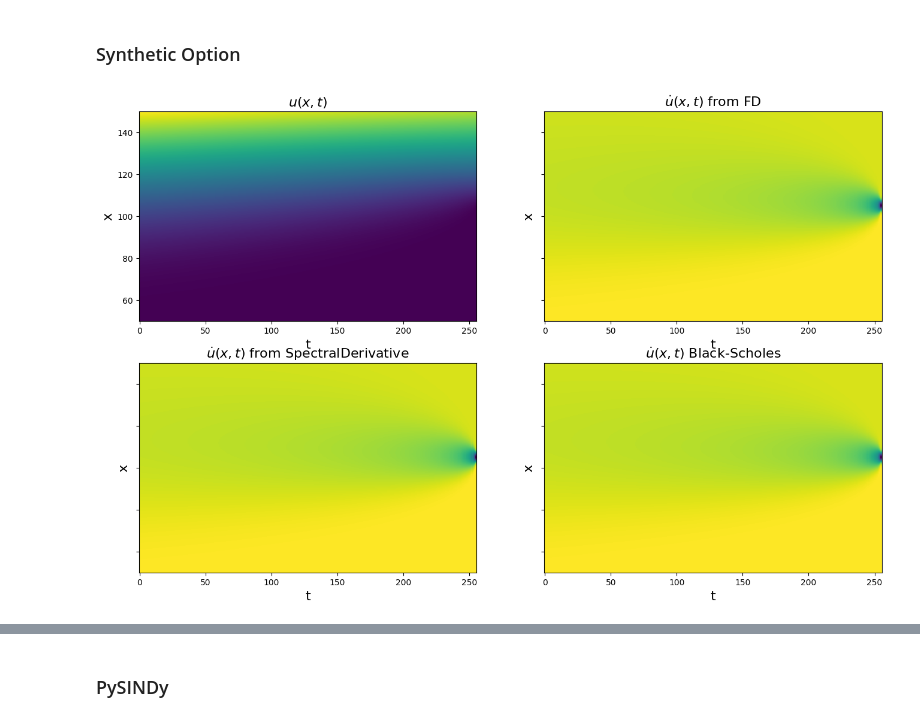
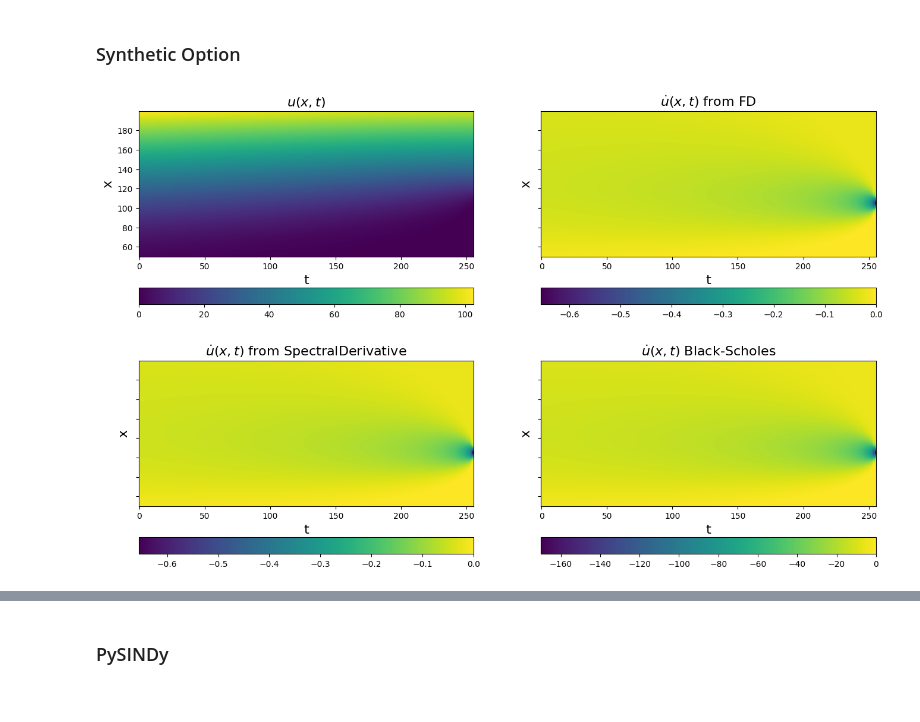
Before and after one commit to brunoCCOS/bs-find-with-sindy, a Jupyter notebook: SINDy_precificacao_derivativos.ipynb, the cells around one changed output, grey strips where cells are left out. Drawn from its saved outputs; the diff is of its cells as text; code cells hidden in the pictures.

```diff
--- a/SINDy_precificacao_derivativos.ipynb
+++ b/SINDy_precificacao_derivativos.ipynb
@@ -85,11 +85,11 @@ def black_scholes_call(S, X, T, r, sigma):
 # lognormal distribution of the price
 S0 = 100
 r = 0.05
-sigma = 0.25
+sigma = 0.5
 K = 105
 
 # Monte Carlo simulation
-x = np.arange(50,150,0.01)
+x = np.arange(S0/2,S0*2,0.1)
 t = np.arange(0,256,1)
 dt = t[1] - t[0]
 dx = x[1] - x[0]
@@ -105,7 +105,7 @@ for value in range(len(x)):
         tal = (len(t) - XT[value,time,1])/len(t)
         u[value,time] = black_scholes_call(S,K,tal,r,sigma)
 # %%
-rmse = mean_squared_error(u, np.zeros(u.shape), squared=False)
+# rmse = mean_squared_error(u, np.zeros(u.shape), squared=False)
 # add 20% noise (note the impact on derivatives depends on step size...)
 # u = u + np.random.normal(0, rmse / 5.0, u.shape)
 spatial_grid = np.array([x]*256).T
@@ -118,36 +118,41 @@ plt.pcolormesh(t, x, u)
 plt.xlabel("t", fontsize=16)
 plt.ylabel("x", fontsize=16)
 plt.title(r"$u(x, t)$", fontsize=16)
+plt.colorbar(orientation="horizontal")
 
 u_dot_ = ps.FiniteDifference(order= 12,axis=1, is_uniform  = True)._differentiate(u, t=dt)
 plt.subplot(2, 2, 2)
 plt.pcolormesh(t, x, u_dot_)
 plt.xlabel("t", fontsize=16)
 plt.ylabel("x", fontsize=16)
 ax = plt.gca()
 ax.set_yticklabels([])
 plt.title(r"$\dot{u}(x, t)$ from FD", fontsize=16)
+plt.colorbar(orientation="horizontal")
 
 u_dot_spc = ps.SpectralDerivative(axis=1)._differentiate(u, t=dt)
 plt.subplot(2, 2, 3)
 plt.pcolormesh(t, x, u_dot_)
 plt.xlabel("t", fontsize=16)
 plt.ylabel("x", fontsize=16)
 ax = plt.gca()
 ax.set_yticklabels([])
 plt.title(r"$\dot{u}(x, t)$ from SpectralDerivative", fontsize=16)
+plt.colorbar(orientation="horizontal")
 
 u_x = ps.FiniteDifference(axis=0)._differentiate(u,t = dx)
 u_xx = ps.FiniteDifference(axis=0)._differentiate(u_x,t = dx)
 u_dot = -1/2*(sigma**2)*u_xx*(spatial_grid[:,:,0]**2) - r*spatial_grid[:,:,0]*u_x + r*u
 plt.subplot(2, 2, 4)
 plt.pcolormesh(t, x, u_dot)
 plt.xlabel("t", fontsize=16)
 plt.ylabel("x", fontsize=16)
 ax = plt.gca()
 ax.set_yticklabels([])
 plt.title(r"$\dot{u}(x, t)$ Black-Scholes", fontsize=16)
+plt.colorbar(orientation="horizontal")
+
 plt.show()
 # See how much SmoothedFiniteDifference improves the derivatives!
 # %% [output]
-[figure, old version]
+[figure, new version]
```
Also changed, not shown: parts of 9 cells of this notebook.
